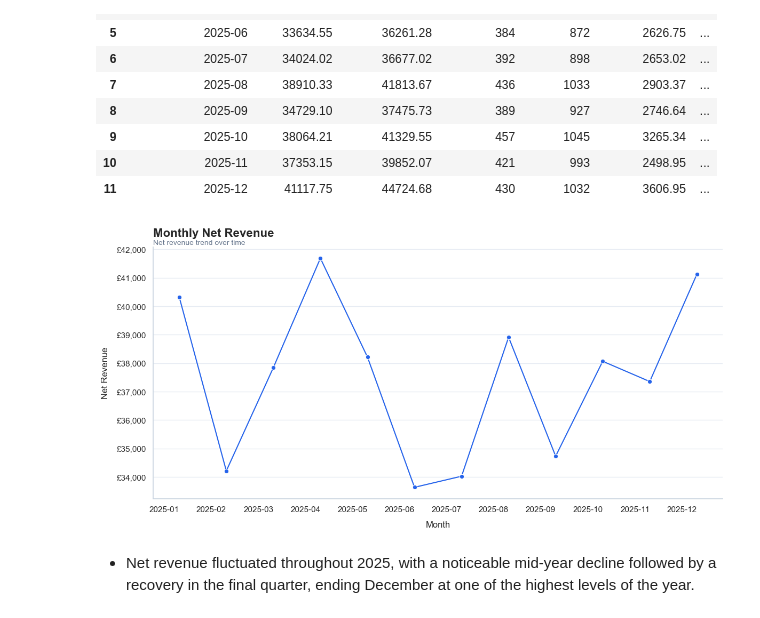
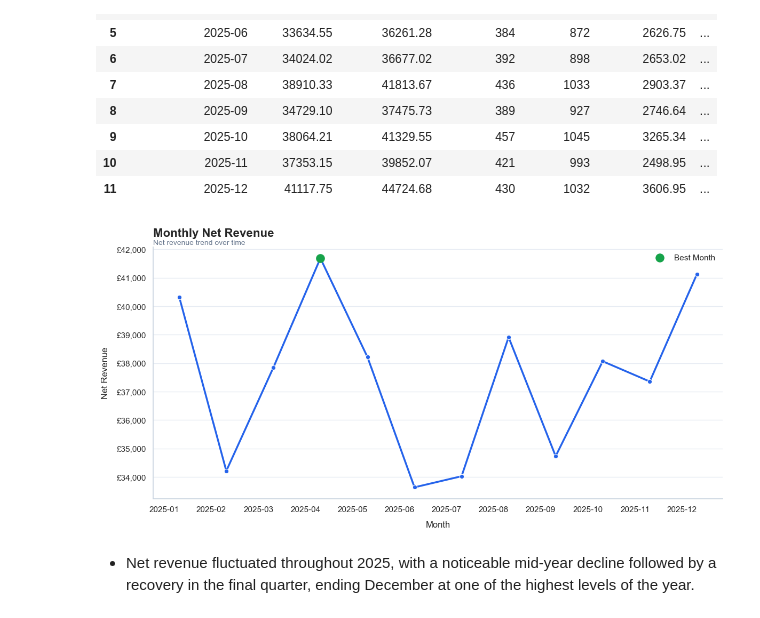
Before and after one commit to JoalysonLima/small-business-sales-analysis, a Jupyter notebook: notebooks/01_sales_cleaning_analysis.ipynb, the cells around one changed output. Saved outputs shown, nothing was run; the diff lists cells and outputs as text; code cells hidden in the pictures.

```diff
--- a/notebooks/01_sales_cleaning_analysis.ipynb
+++ b/notebooks/01_sales_cleaning_analysis.ipynb
@@ -1791,36 +1791,48 @@ sns.lineplot(
     x="order_month_period",
     y="net_revenue",
     marker="o",
+    linewidth=2.5,
     color=ecommerce_palette["primary"],
     ax=ax
 )
 
 style_ax(
     ax,
     title="Monthly Net Revenue",
     subtitle="Net revenue trend over time",
     xlabel="Month",
     ylabel="Net Revenue"
 )
 
+ax.scatter(
+    best_month_row["order_month_period"],
+    best_month_row["net_revenue"],
+    s=120,
+    color=ecommerce_palette["success"],
+    zorder=5,
+    label="Best Month"
+)
+
 apply_currency_to_axis(
     ax,
     axis="y",
     currency_symbol="£"
 )
 
 plt.xticks(ha="right")
 plt.tight_layout()
 
+ax.legend(frameon=False)
+
 plt.savefig(
     FIGURES_PATH / "monthly_net_revenue.png",
     dpi=300,
     bbox_inches="tight"
 )
 
 plt.show()
 # %% [output]
-[figure, old version]
+[figure, new version]
 # %% [markdown]
 - Net revenue fluctuated throughout 2025, with a noticeable mid-year decline followed by a recovery in the final quarter, ending December at one of the highest levels of the year.
 # %% [markdown]
```
Also changed, not shown: parts of 11 cells of this notebook, 5 other files.
